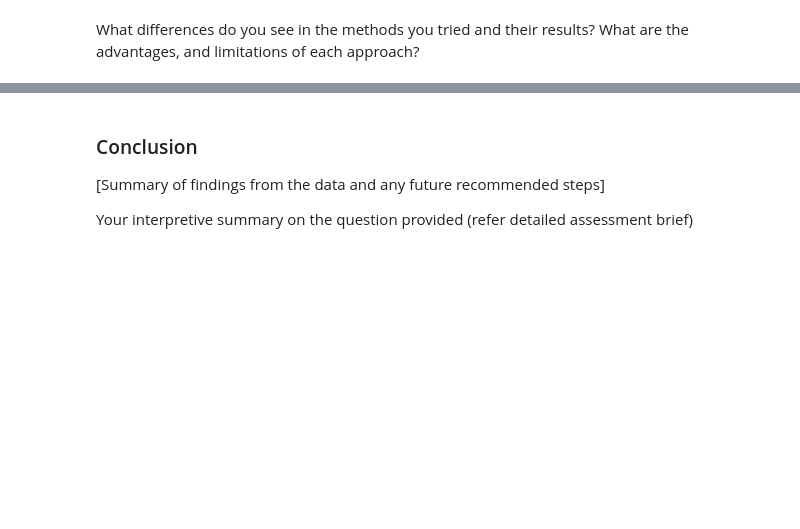
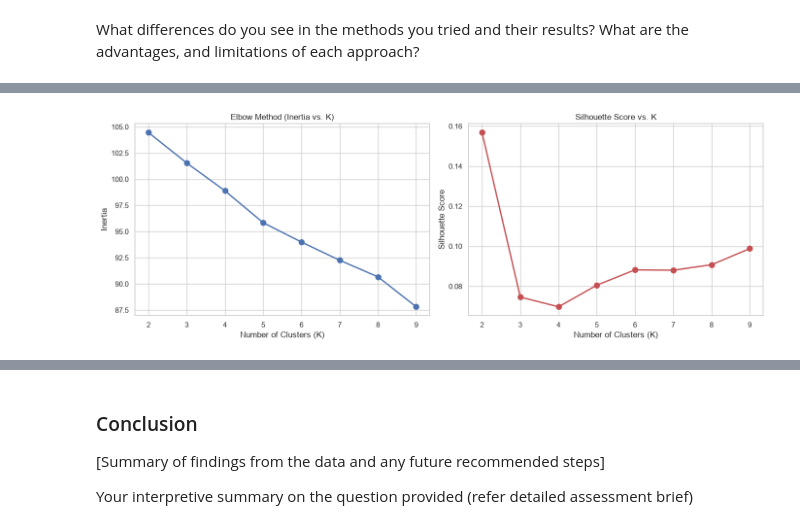
Before and after one commit to diegofzunigacubides-1-dev/text_analysis, a Jupyter notebook: notebooks/ANLP_AT1_final _proyect.ipynb, the cells around one changed output, grey strips where cells are left out. Saved outputs shown, nothing was run; the diff lists cells and outputs as text; code cells hidden in the pictures; blank space fills up the shorter version.

```diff
--- a/notebooks/ANLP_AT1_final _proyect.ipynb
+++ b/notebooks/ANLP_AT1_final _proyect.ipynb
@@ -434,3 +457,91 @@ Final processed dataset saved successfully at:
 # %% [markdown]
 
 What differences do you see in the methods you tried and their results? What are the advantages, and limitations of each approach?
+# %%
+
+
+# --- 1. FIND OPTIMAL K (ELBOW METHOD & SILHOUETTE SCORE) ---
+print("Evaluating optimal number of clusters (K)...")
+
+k_range = range(2, 10)
+inertias = []
+silhouette_scores = []
+
+for k in k_range:
+    kmeans = KMeans(n_clusters=k, random_state=42, n_init=10)
+    kmeans.fit(tfidf_matrix)
+    inertias.append(kmeans.inertia_)
+
+    score = silhouette_score(tfidf_matrix, kmeans.labels_)
+    silhouette_scores.append(score)
+
+# Plot Elbow and Silhouette evaluation
+sns.set_theme(style="whitegrid")
+fig, axes = plt.subplots(1, 2, figsize=(14, 5))
+
+# Elbow Method Curve
+axes[0].plot(k_range, inertias, 'bo-', linewidth=2, markersize=8)
+axes[0].set_title('Elbow Method (Inertia vs. K)')
+axes[0].set_xlabel('Number of Clusters (K)')
+axes[0].set_ylabel('Inertia')
+
+# Silhouette Score Curve
+axes[1].plot(k_range, silhouette_scores, 'ro-', linewidth=2, markersize=8)
+axes[1].set_title('Silhouette Score vs. K')
+axes[1].set_xlabel('Number of Clusters (K)')
+axes[1].set_ylabel('Silhouette Score')
+
+plt.tight_layout()
+plt.show()
+
+# Automatically select K with maximum Silhouette Score
+optimal_k = k_range[np.argmax(silhouette_scores)]
+print(f"\nOptimal number of clusters suggested by Silhouette Score: K = {optimal_k}")
+
+
+# --- 2. TRAIN K-MEANS WITH OPTIMAL K ---
+print(f"\nTraining K-Means model with K = {optimal_k}...")
+kmeans_final = KMeans(n_clusters=optimal_k, random_state=42, n_init=10)
+df['cluster_kmeans'] = kmeans_final.fit_predict(tfidf_matrix)
+
+print("Document distribution per cluster:")
+print(df['cluster_kmeans'].value_counts().sort_index())
+
+
+# --- 3. DIMENSIONALITY REDUCTION & 2D VISUALIZATION (PCA) ---
+print("\nReducing dimensions with PCA for 2D visualization...")
+pca = PCA(n_components=2, random_state=42)
+pca_coords = pca.fit_transform(tfidf_matrix.toarray())
+
+df['pca_x'] = pca_coords[:, 0]
+df['pca_y'] = pca_coords[:, 1]
+
+# Plot 2D Clusters
+plt.figure(figsize=(10, 7))
+sns.scatterplot(
+    data=df,
+    x='pca_x',
+    y='pca_y',
+    hue='cluster_kmeans',
+    palette='tab10',
+    style='cluster_kmeans',
+    s=90,
+    alpha=0.85
+)
+plt.title(f'2D Visualization of K-Means Clusters (K={optimal_k}) via PCA', fontsize=14)
+plt.xlabel(f'PCA Component 1 ({pca.explained_variance_ratio_[0]*100:.1f}% Variance)')
+plt.ylabel(f'PCA Component 2 ({pca.explained_variance_ratio_[1]*100:.1f}% Variance)')
+plt.legend(title='Cluster', bbox_to_anchor=(1.05, 1), loc='upper left')
+plt.tight_layout()
+plt.show()
+
+
+# --- 4. EXTRACT TOP TERMS PER CLUSTER ---
+print(f"=== TOP 8 REPRESENTATIVE TERMS PER CLUSTER (K={optimal_k}) ===")
+order_centroids = kmeans_final.cluster_centers_.argsort()[:, ::-1]
+
+for i in range(optimal_k):
+    print(f"\nCluster {i} ({sum(df['cluster_kmeans'] == i)} documents):")
+    top_terms = [tfidf_feature_names[ind] for ind in order_centroids[i, :8]]
+    print(", ".join(top_terms))
+# %% [output]
@@ -436,0 +549 @@ What differences do you see in the methods you tried and their results? What are
+[figure, added]
```
Also changed, not shown: parts of 7 cells of this notebook, 2 other files.
